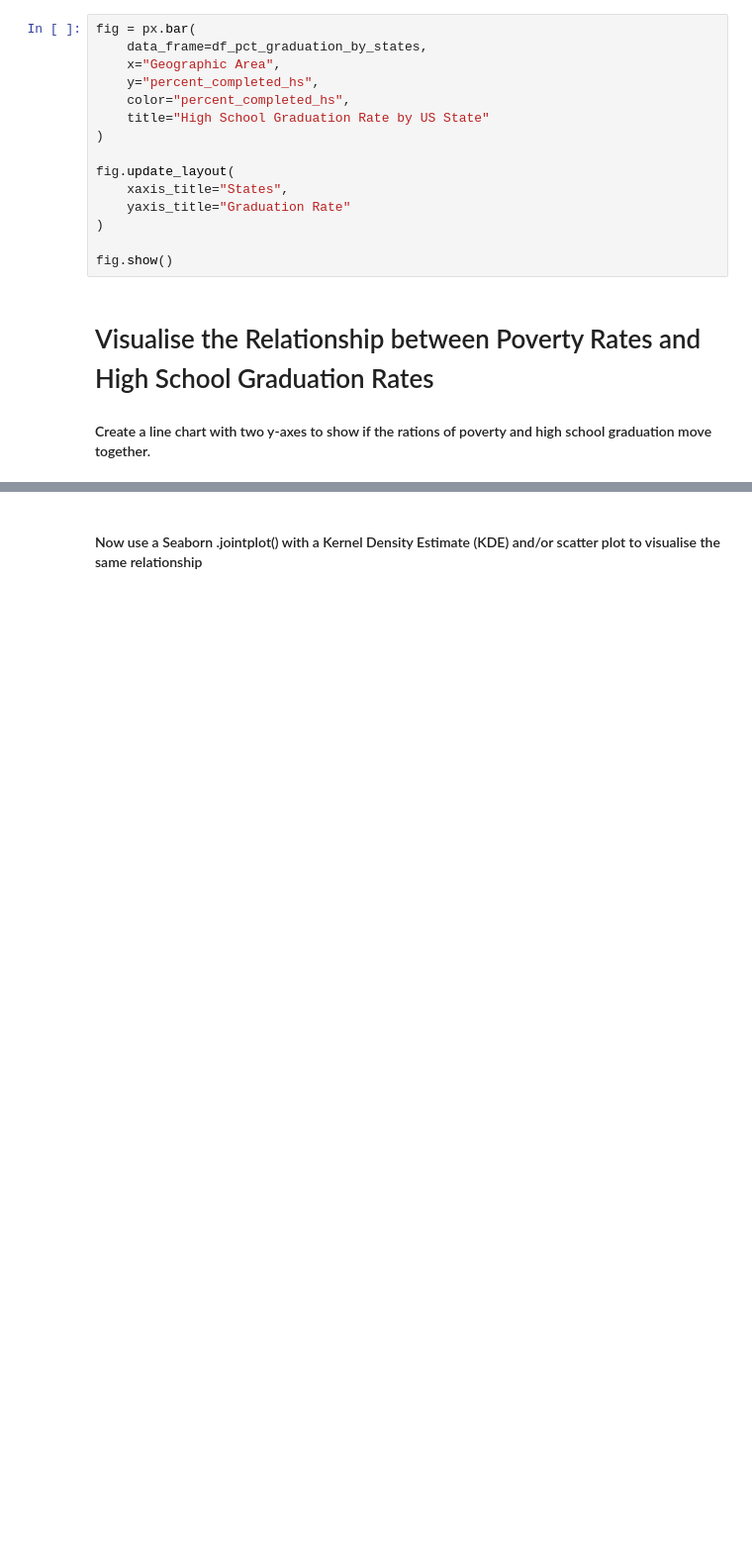
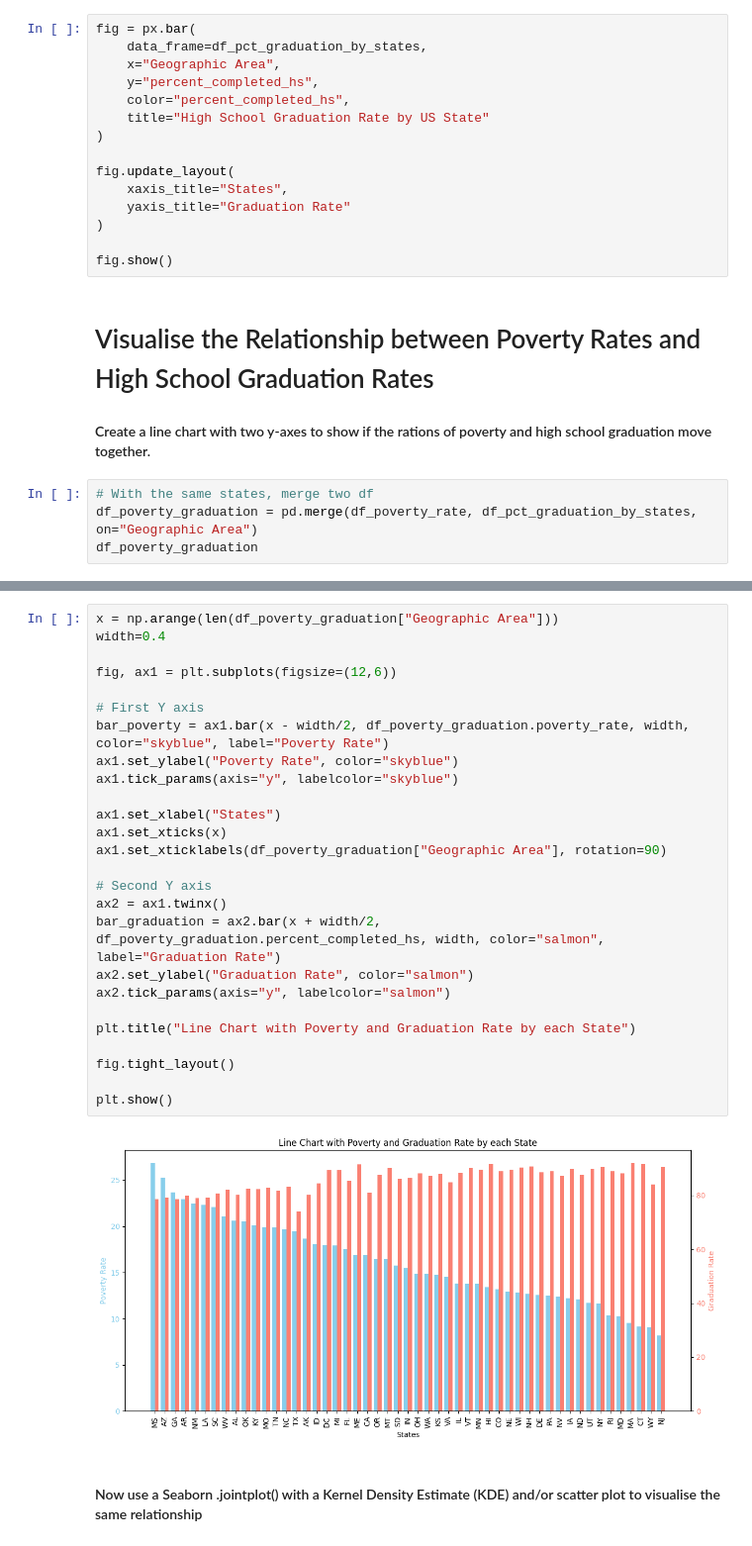
Before and after one commit to chgwyellow/Death-involving-Police-in-the-USA, a Jupyter notebook: Fatal_Force.ipynb, the cells around one changed output, grey strips where cells are left out. Shown: that part at 99% size. Saved outputs shown, nothing was run; the diff lists cells and outputs as text; blank space fills up the shorter version.

Commit message:
Completed the relationship between Poverty rate and Graduation rate.

```diff
--- a/Fatal_Force.ipynb
+++ b/Fatal_Force.ipynb
@@ -187,3 +187,7 @@ fig.show()
 # Visualise the Relationship between Poverty Rates and High School Graduation Rates
 
 #### Create a line chart with two y-axes to show if the rations of poverty and high school graduation move together.
+# %%
+# With the same states, merge two df
+df_poverty_graduation = pd.merge(df_poverty_rate, df_pct_graduation_by_states, on="Geographic Area")
+df_poverty_graduation
@@ -190,2 +212,30 @@ fig.show()
+# %%
+x = np.arange(len(df_poverty_graduation["Geographic Area"]))
+width=0.4
+
+fig, ax1 = plt.subplots(figsize=(12,6))
+
+# First Y axis
+bar_poverty = ax1.bar(x - width/2, df_poverty_graduation.poverty_rate, width, color="skyblue", label="Poverty Rate")
+ax1.set_ylabel("Poverty Rate", color="skyblue")
+ax1.tick_params(axis="y", labelcolor="skyblue")
+
+ax1.set_xlabel("States")
+ax1.set_xticks(x)
+ax1.set_xticklabels(df_poverty_graduation["Geographic Area"], rotation=90)
+
+# Second Y axis
+ax2 = ax1.twinx()
+bar_graduation = ax2.bar(x + width/2, df_poverty_graduation.percent_completed_hs, width, color="salmon", label="Graduation Rate")
+ax2.set_ylabel("Graduation Rate", color="salmon")
+ax2.tick_params(axis="y", labelcolor="salmon")
+
+plt.title("Line Chart with Poverty and Graduation Rate by each State")
+
+fig.tight_layout()
+
+plt.show()
+# %% [output]
+[figure, added]
 # %% [markdown]
 #### Now use a Seaborn .jointplot() with a Kernel Density Estimate (KDE) and/or scatter plot to visualise the same relationship
```
Also changed, not shown: parts of 4 cells of this notebook.
